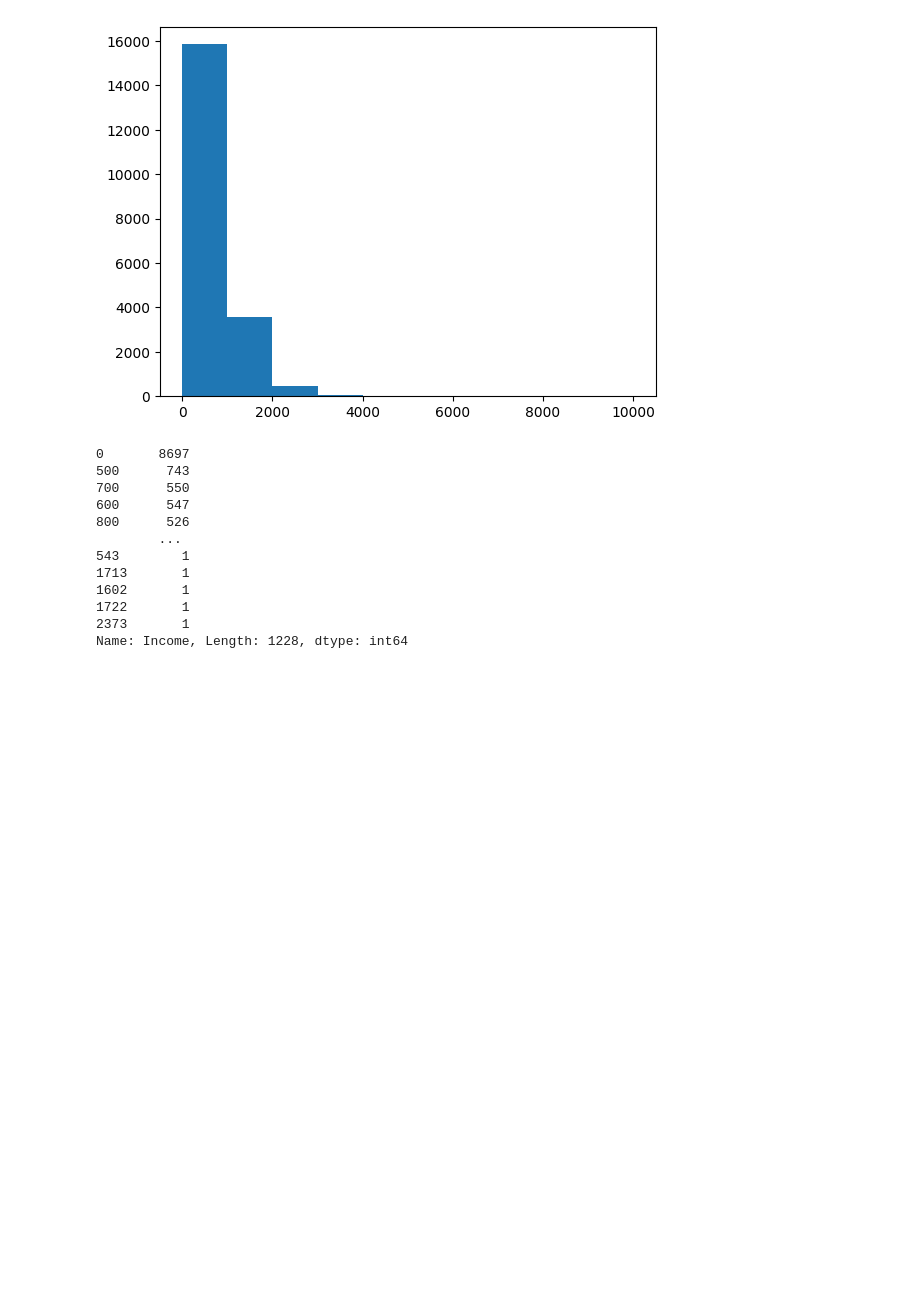
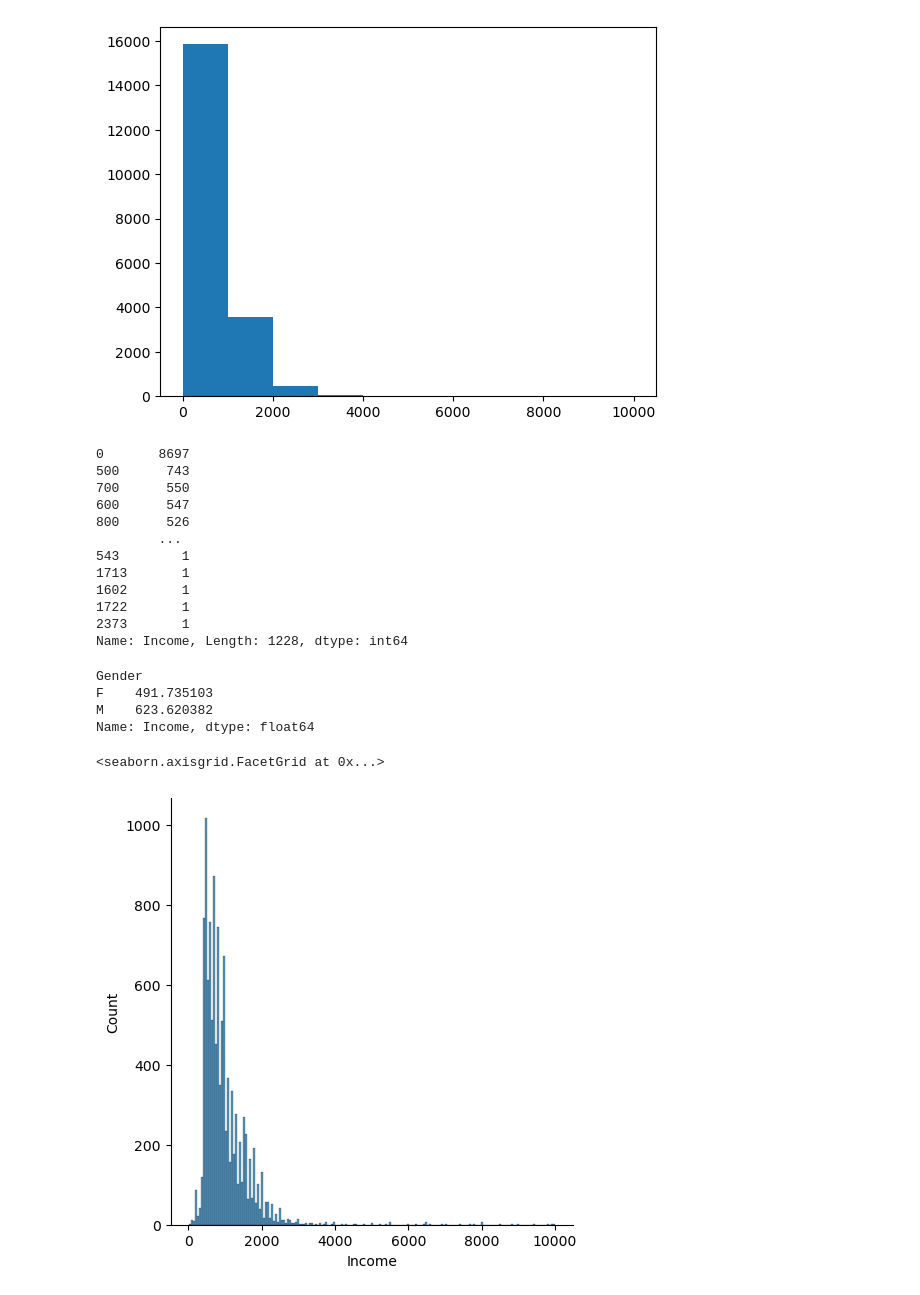
Before and after one commit to minglet/ML_study, a Jupyter notebook: dacon/income_predict/income_EDA.ipynb, the cells around one changed output. Drawn from its saved outputs; the diff is of its cells as text; code cells hidden in the pictures; blank space fills up the shorter version.

```diff
--- a/dacon/income_predict/income_EDA.ipynb
+++ b/dacon/income_predict/income_EDA.ipynb
@@ -114,3 +114,18 @@ target.value_counts()
 1722       1
 2373       1
 Name: Income, Length: 1228, dtype: int64
+# %%
+# 성비로 income 구별하기
+train.groupby('Gender')['Income'].mean()
+# %% [output]
+Gender
+F    491.735103
+M    623.620382
+Name: Income, dtype: float64
+# %%
+# 0보다 큰 경우만 봐보기
+cond = train['Income'] > 0
+sns.displot(train[cond]['Income'])
+# %% [output]
+<seaborn.axisgrid.FacetGrid at 0x...>
+[figure, added]
```
